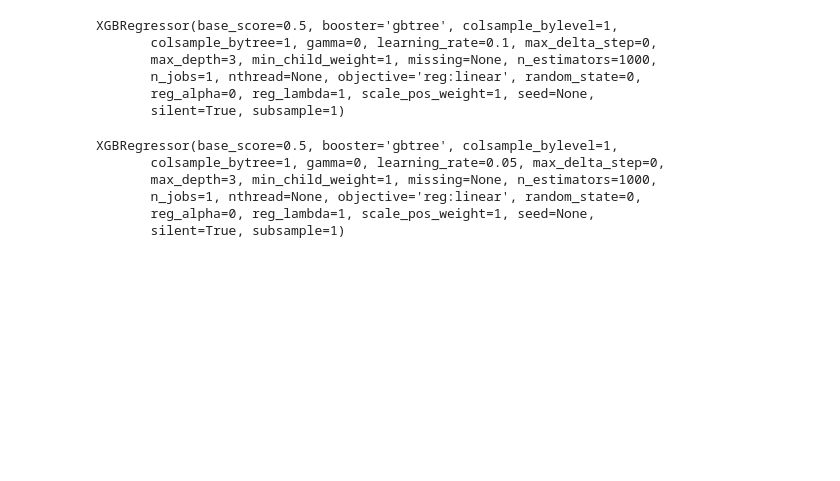
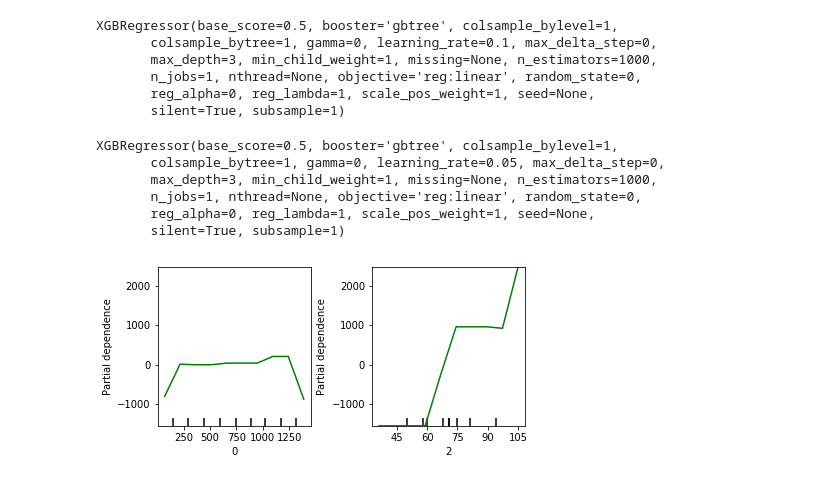
Before and after one commit to ibacaraujo/learn, a Jupyter notebook: machine_learning/data_model.ipynb, the cells around one changed output. Cells and saved outputs as stored; diff of their text form; code cells hidden in the pictures; blank space fills up the shorter version.

Commit message:
Partial dependence plots

```diff
--- a/machine_learning/data_model.ipynb
+++ b/machine_learning/data_model.ipynb
@@ -348,3 +348,15 @@ predicted_prices = my_model.predict(test_X)
 # %%
 submission = pd.DataFrame({'Id': test.Id, 'SalePrice': predicted_prices})
 submission.to_csv('submission.csv', index=False)
+# %%
+from sklearn.ensemble.partial_dependence import partial_dependence, plot_partial_dependence
+from sklearn.ensemble import GradientBoostingRegressor
+
+my_model = GradientBoostingRegressor()
+my_model.fit(train_X, train_y)
+my_plots = plot_partial_dependence(my_model,
+                                  features=[0, 2],
+                                  X = train_X,
+                                  grid_resolution = 10)
+# %% [output]
+[figure, added]
```
